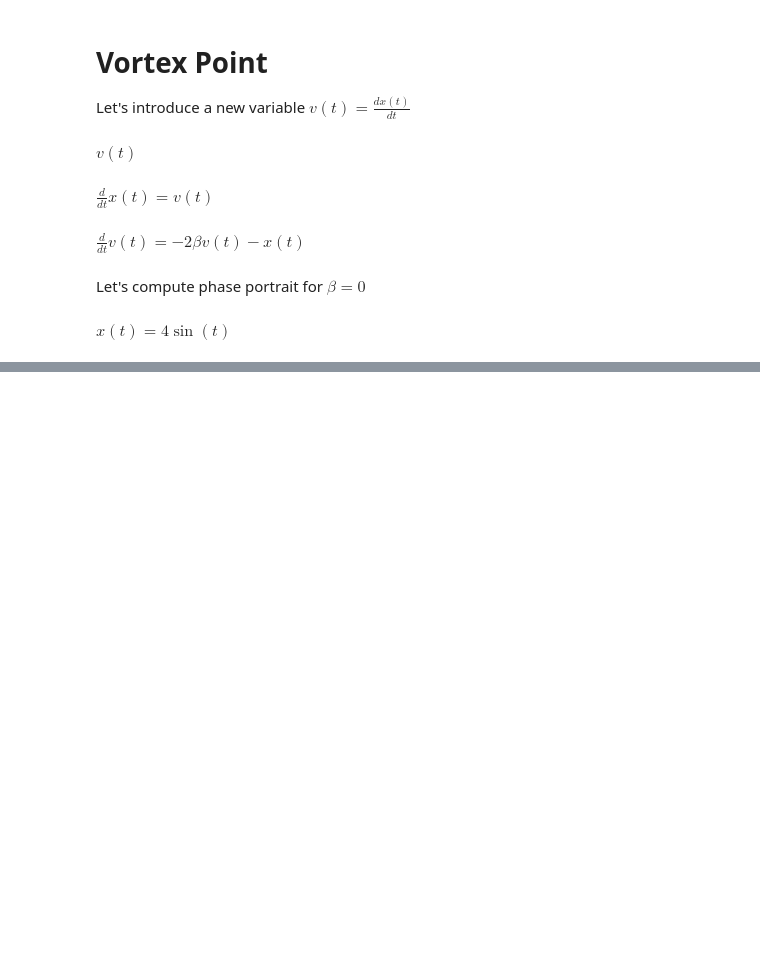
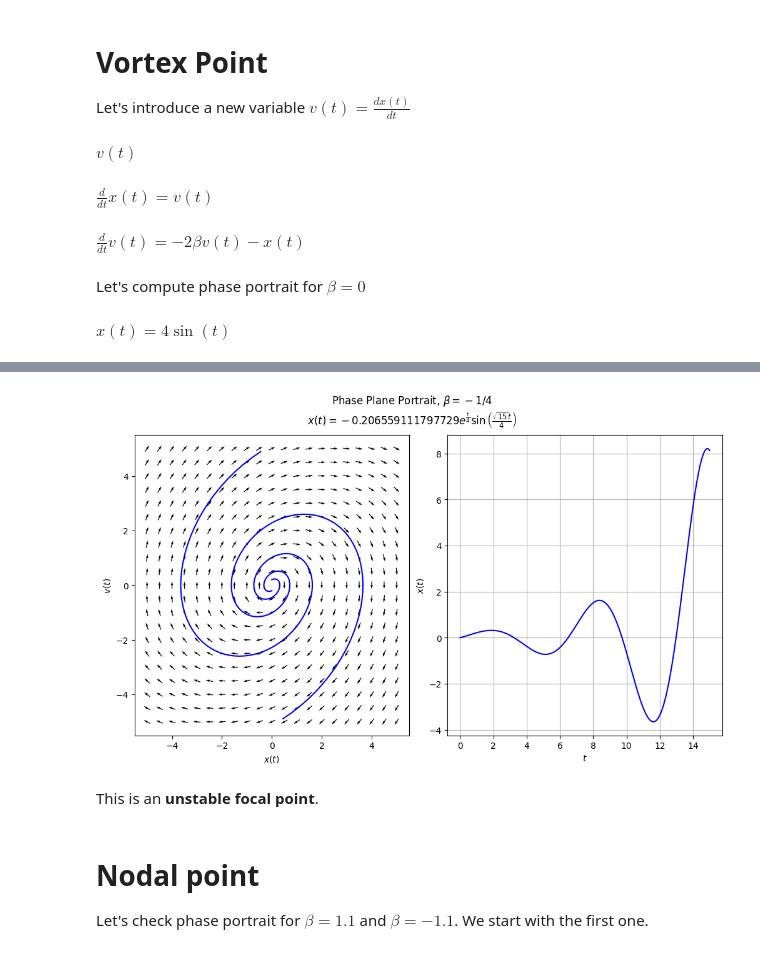
Before and after one commit to Yolonek/NonlinearDynamics, a Jupyter notebook: PhasePlanePortraits.ipynb, the cells around one changed output, grey strips where cells are left out. Cells and saved outputs as stored; diff of their text form; code cells hidden in the pictures; blank space fills up the shorter version.

```diff
--- a/PhasePlanePortraits.ipynb
+++ b/PhasePlanePortraits.ipynb
@@ -111,0 +154,39 @@ _=figure.suptitle(f'Phase Plane Portrait\n${sp.latex(sol)}$\n$x(0) = {x_0}, v(0)
+# %%
+beta_val = -sp.Rational(1, 4)
+diff_eq_dx = diff_eq1.subs(beta, beta_val)
+diff_eq_dv = diff_eq2.subs(beta, beta_val)
+
+a, b = -5, 5
+x_step, v_step = .5, .5
+parameters = (a, b, x_step, a, b, v_step)
+t_a, t_b = 0, 15
+quality = 200
+
+phase_trajectories = []
+for x_0, v_0 in zip([0, 0], [0.2, -0.2]):
+    diff_eq = differential_equation.subs(beta, beta_val)
+    ics = {x.subs(t, 0): x_0, x.diff(t).subs(t, 0): v_0}
+    sol = sp.dsolve(diff_eq, x, ics=ics)
+
+    t_values, x_trajectory, v_trajectory = phase_trajectory(sol, t, (t_a, t_b, quality),
+                                                            threshold=(a, b, a, b))
+    phase_trajectories.append((x_trajectory, v_trajectory))
+    if v_0 == 0.2:
+        x_values = evaluate_function(sol.rhs, t, t_values)
+# %%
+figure, axes = plt.subplots(1, 2, layout='constrained', figsize=(10, 6))
+phase_portrait([diff_eq_dx, diff_eq_dv], [x, v], parameters, axes[0], normalize=True)
+for x_trajectory, v_trajectory in phase_trajectories:
+    axes[0].plot(x_trajectory, v_trajectory, color='blue')
+axes[1].plot(t_values, x_values, color='blue')
+axes[1].set(xlabel=f'${sp.latex(t)}$', ylabel=f'${sp.latex(x)}$')
+axes[1].grid()
+_=figure.suptitle(f'Phase Plane Portrait, $\\beta = {beta_val}$\n${sp.latex(sol)}$')
+# %% [output]
+[figure, added]
+# %% [markdown]
+This is an **unstable focal point**.
+# %% [markdown]
+# Nodal point
+
+Let's check phase portrait for $\beta = 1.1$ and $\beta = - 1.1$. We start with the first one.
```
Also changed, not shown: parts of 22 cells of this notebook, 1 other file.
